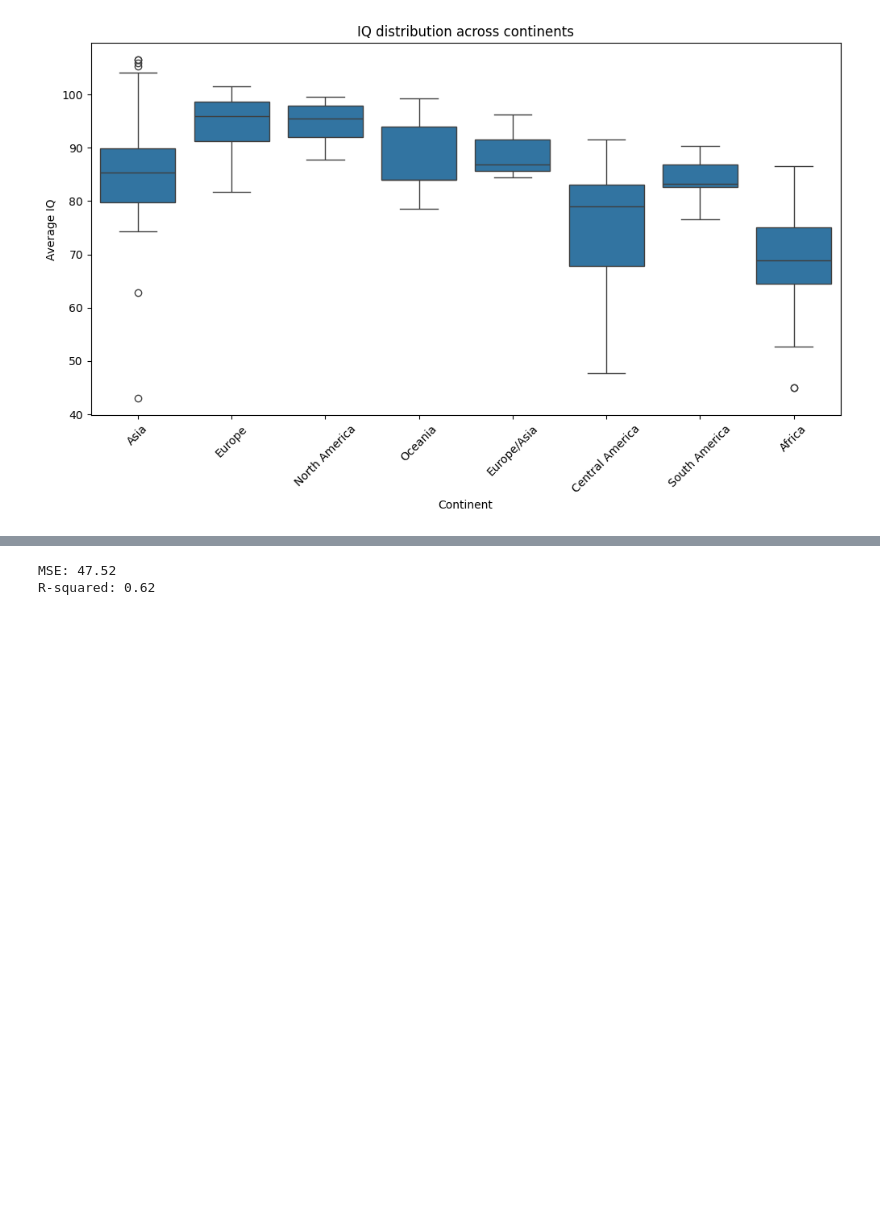
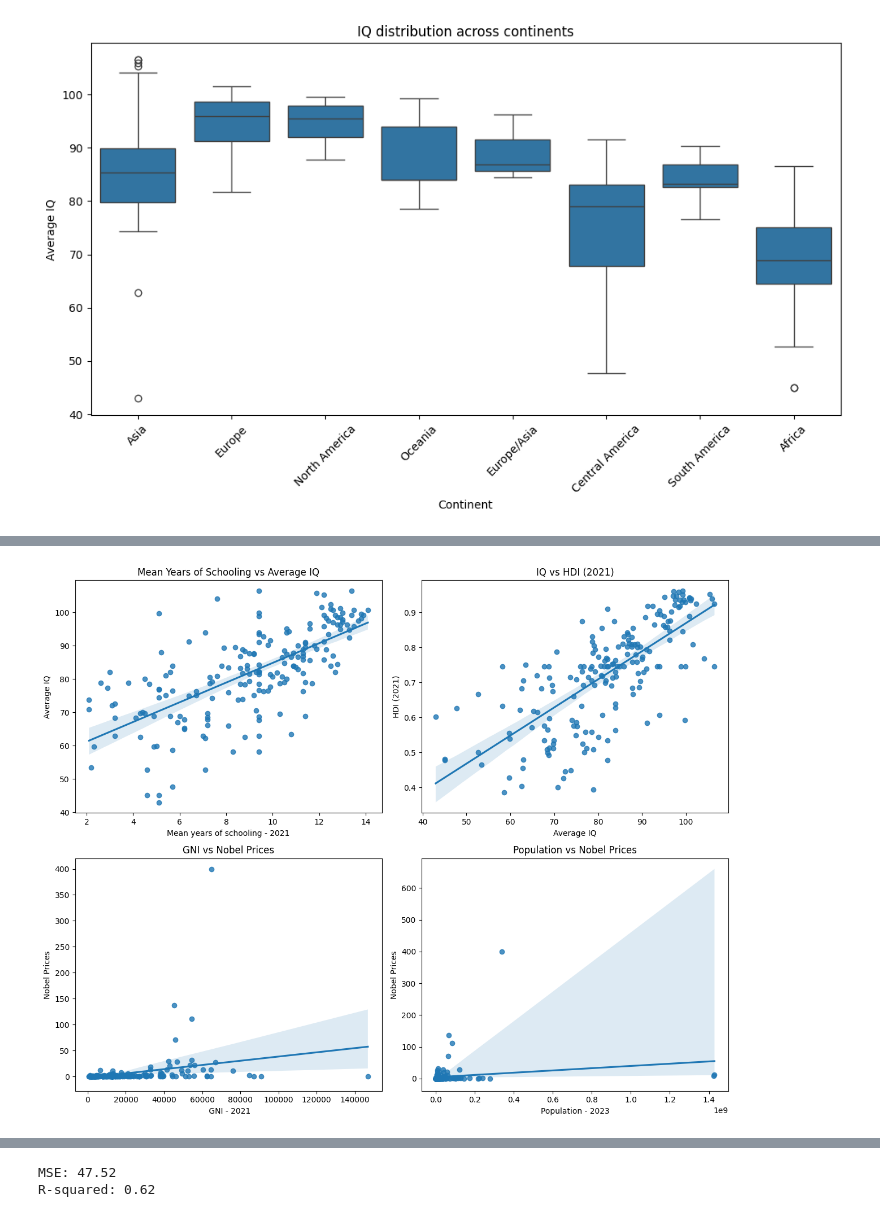
Before and after one commit to Galyna-S/capstone_project, a Jupyter notebook: project2.ipynb, the cells around one changed output, grey strips where cells are left out. Saved outputs shown, nothing was run; the diff lists cells and outputs as text; code cells hidden in the pictures; blank space fills up the shorter version.

```diff
--- a/project2.ipynb
+++ b/project2.ipynb
@@ -186,0 +210,28 @@ plt.show()
+# %%
+# Check hypothesis
+plt.figure(figsize=(18, 10))
+
+# Mean Years of Schooling vs Average IQ
+plt.subplot(2, 3, 2)
+sns.regplot(x='Mean years of schooling - 2021', y='Average IQ', data=df)
+plt.title('Mean Years of Schooling vs Average IQ')
+
+# IQ vs HDI (2021)
+plt.subplot(2, 3, 3)
+sns.regplot(x='Average IQ', y='HDI (2021)', data=df)
+plt.title('IQ vs HDI (2021)')
+
+# GNI vs Nobel Prices
+plt.subplot(2, 3, 5)
+sns.regplot(x=' GNI - 2021', y='Nobel Prices', data=df)
+plt.title('GNI vs Nobel Prices')
+
+# Population vs Nobel Prices
+plt.subplot(2, 3, 6)
+sns.regplot(x='Population - 2023', y='Nobel Prices', data=df)
+plt.title('Population vs Nobel Prices')
+
+plt.tight_layout()
+plt.show()
+# %% [output]
+[figure, added]
```
Also changed, not shown: parts of 17 cells of this notebook.
